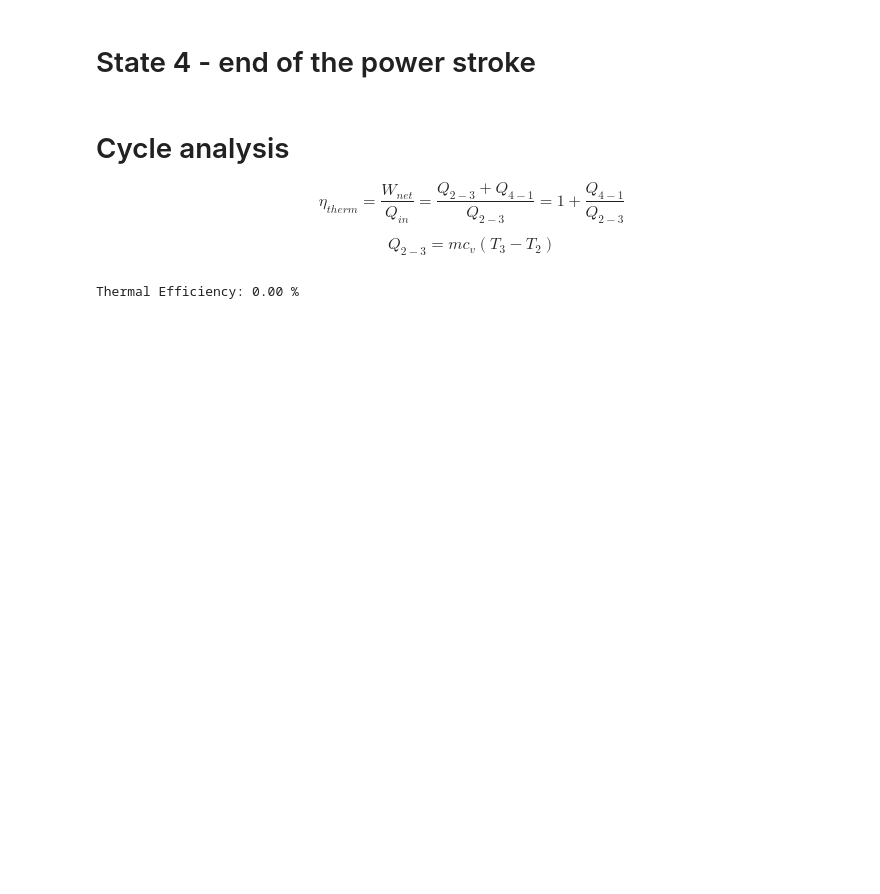
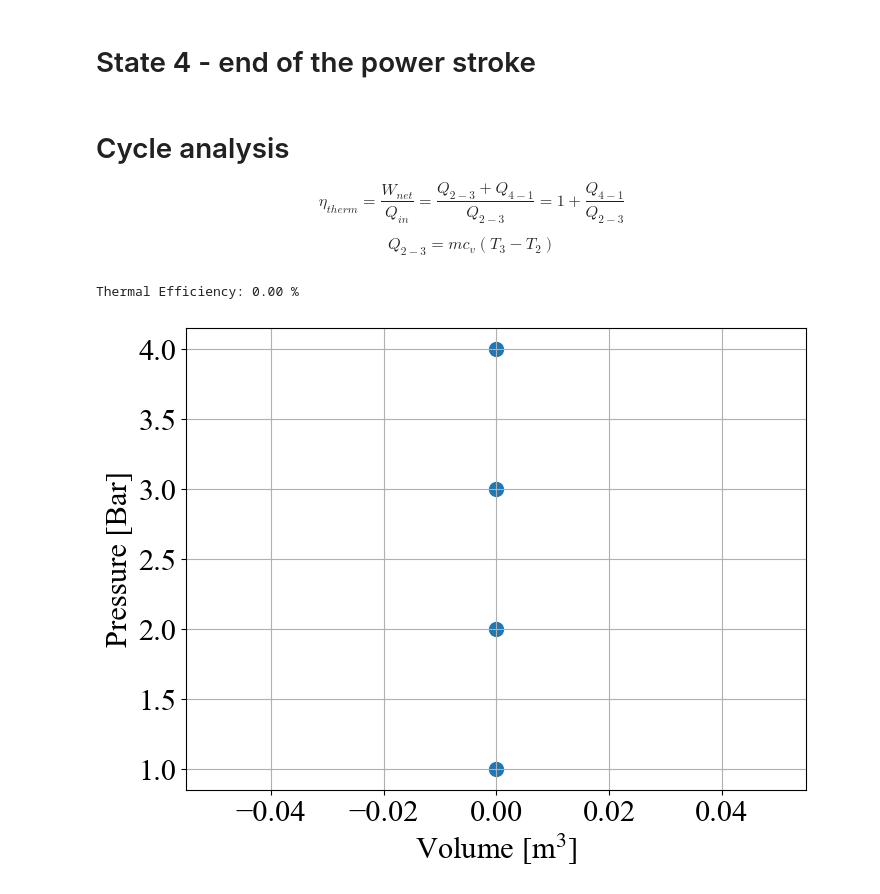
Before and after one commit to NKINCAID/MAE_4272_IC_Engine, a Jupyter notebook: notebook.ipynb, the cells around one changed output. Cells and saved outputs as stored; diff of their text form; code cells hidden in the pictures; blank space fills up the shorter version.

Commit message:
Added plots to notebook

```diff
--- a/notebook.ipynb
+++ b/notebook.ipynb
@@ -183,3 +185,17 @@ eta = 0
 print("Thermal Efficiency: {:.2f} %".format(eta*100))
 # %% [output]
 Thermal Efficiency: 0.00 %
+# %%
+plt.rcParams.update({"font.size": 22})
+plt.rcParams["mathtext.fontset"] = "stix"
+plt.rcParams["font.family"] = "Times New Roman"
+lw = 2.5
+ms = 8
+
+fig, ax = plt.subplots(1, 1, figsize=(8, 6))
+# ax.scatter([VBDC,VTDC, VTDC, VBDC], [P1,P2,P3,P4]*1e-5, s=100)
+ax.scatter([VBDC,VTDC, VTDC, VBDC], [1,2,3,4], s=100)
+ax.set(xlabel="Volume [m$^3$]", ylabel="Pressure [Bar]")
+ax.grid()
+# %% [output]
+[figure, added]
```
Also changed, not shown: parts of 2 cells of this notebook.
